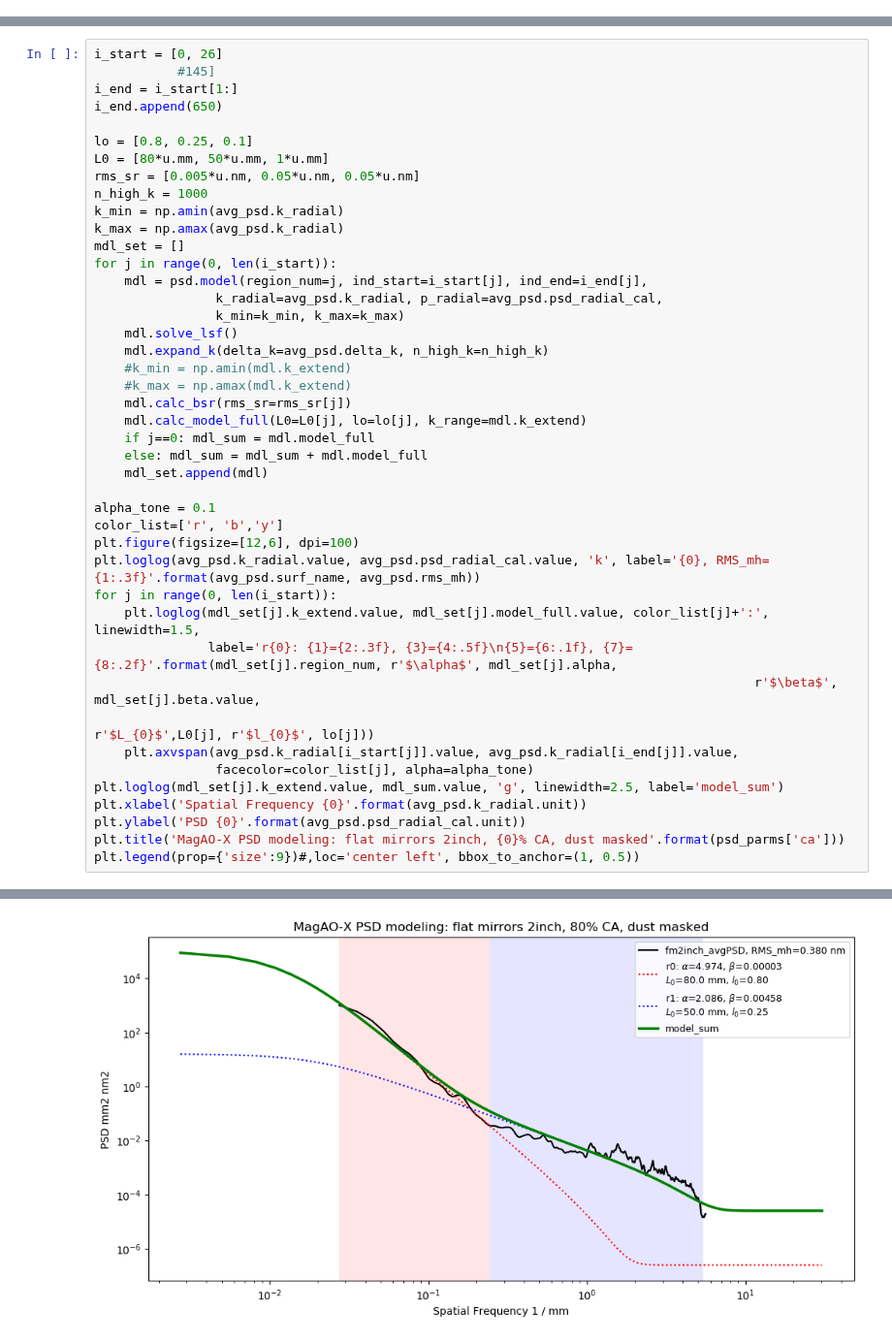
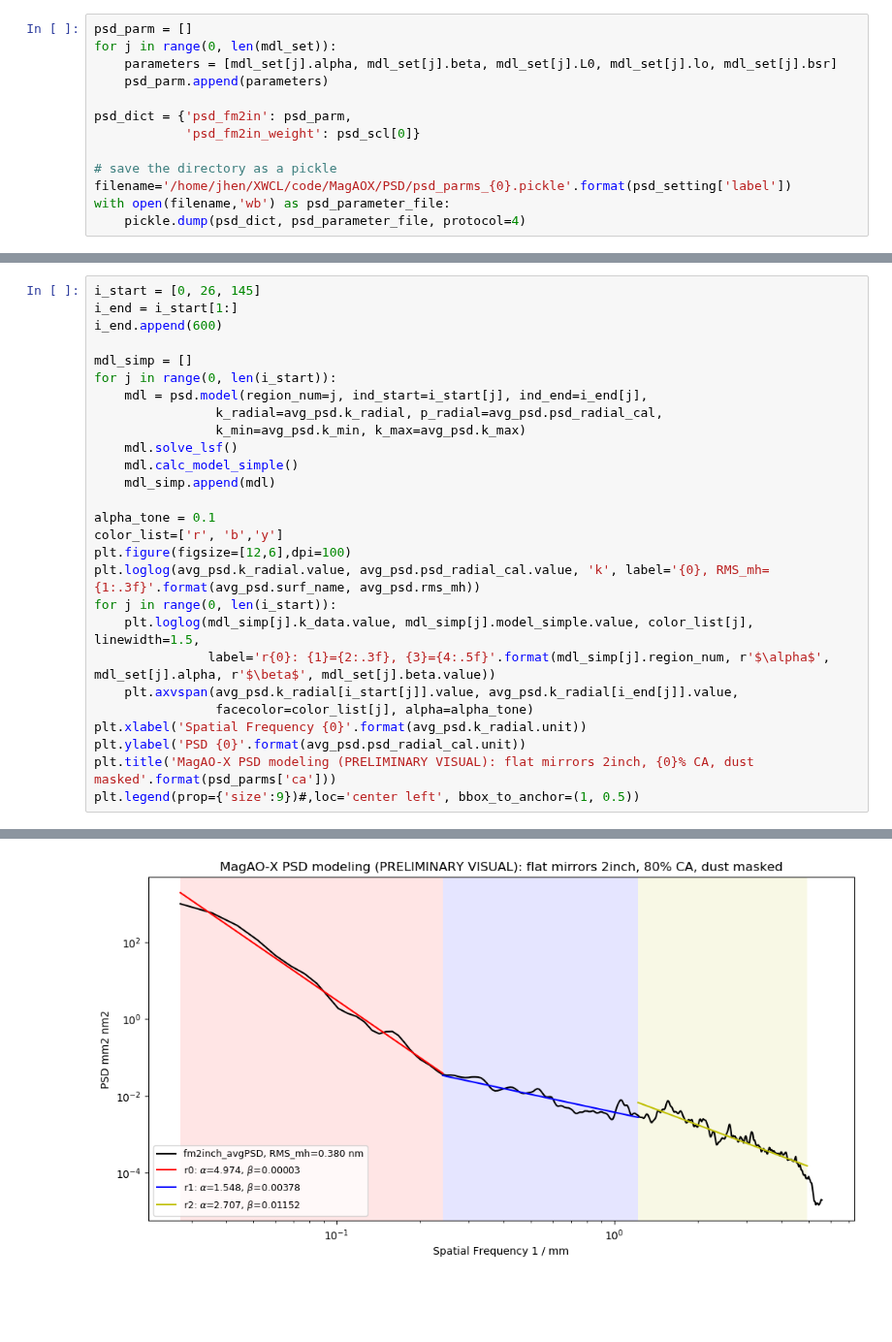
Before and after one commit to magao-x/magaox_poppy, a Jupyter notebook: PSD/PSDmodel_fm_2inch.ipynb, the cells around one changed output, grey strips where cells are left out. Shown at 97% size. Drawn from its saved outputs; the diff is of its cells as text; blank space fills up the shorter version.

Commit message:
init model analysis notebooks

```diff
--- a/PSD/PSDmodel_fm_2inch.ipynb
+++ b/PSD/PSDmodel_fm_2inch.ipynb
@@ -52,0 +99,13 @@ Wall time: 1min 10s
+# %%
+psd_parm = []
+for j in range(0, len(mdl_set)):
+    parameters = [mdl_set[j].alpha, mdl_set[j].beta, mdl_set[j].L0, mdl_set[j].lo, mdl_set[j].bsr]
+    psd_parm.append(parameters)
+
+psd_dict = {'psd_fm2in': psd_parm,
+            'psd_fm2in_weight': psd_scl[0]}
+
+# save the directory as a pickle
+filename='/home/jhen/XWCL/code/MagAOX/PSD/psd_parms_{0}.pickle'.format(psd_setting['label'])
+with open(filename,'wb') as psd_parameter_file:
+    pickle.dump(psd_dict, psd_parameter_file, protocol=4)
@@ -53,46 +147,30 @@ Wall time: 1min 10s
 # %%
-i_start = [0, 26]
-           #145]
+i_start = [0, 26, 145]
 i_end = i_start[1:]
-i_end.append(650)
+i_end.append(600)
 
-lo = [0.8, 0.25, 0.1]
-L0 = [80*u.mm, 50*u.mm, 1*u.mm]
-rms_sr = [0.005*u.nm, 0.05*u.nm, 0.05*u.nm]
-n_high_k = 1000
-k_min = np.amin(avg_psd.k_radial)
-k_max = np.amax(avg_psd.k_radial)
-mdl_set = []
+mdl_simp = []
 for j in range(0, len(i_start)):
     mdl = psd.model(region_num=j, ind_start=i_start[j], ind_end=i_end[j],
                 k_radial=avg_psd.k_radial, p_radial=avg_psd.psd_radial_cal,
-                k_min=k_min, k_max=k_max)
+                k_min=avg_psd.k_min, k_max=avg_psd.k_max)
     mdl.solve_lsf()
-    mdl.expand_k(delta_k=avg_psd.delta_k, n_high_k=n_high_k)
-    #k_min = np.amin(mdl.k_extend)
-    #k_max = np.amax(mdl.k_extend)
-    mdl.calc_bsr(rms_sr=rms_sr[j])
-    mdl.calc_model_full(L0=L0[j], lo=lo[j], k_range=mdl.k_extend)
-    if j==0: mdl_sum = mdl.model_full
-    else: mdl_sum = mdl_sum + mdl.model_full
-    mdl_set.append(mdl)
+    mdl.calc_model_simple()
+    mdl_simp.append(mdl)
 
 alpha_tone = 0.1
 color_list=['r', 'b','y']
-plt.figure(figsize=[12,6], dpi=100)
+plt.figure(figsize=[12,6],dpi=100)
 plt.loglog(avg_psd.k_radial.value, avg_psd.psd_radial_cal.value, 'k', label='{0}, RMS_mh={1:.3f}'.format(avg_psd.surf_name, avg_psd.rms_mh))
 for j in range(0, len(i_start)):
-    plt.loglog(mdl_set[j].k_extend.value, mdl_set[j].model_full.value, color_list[j]+':', linewidth=1.5,
-               label='r{0}: {1}={2:.3f}, {3}={4:.5f}\n{5}={6:.1f}, {7}={8:.2f}'.format(mdl_set[j].region_num, r'$\alpha$', mdl_set[j].alpha,
-                                                                                       r'$\beta$', mdl_set[j].beta.value,
-                                                                                      r'$L_{0}$',L0[j], r'$l_{0}$', lo[j]))
+    plt.loglog(mdl_simp[j].k_data.value, mdl_simp[j].model_simple.value, color_list[j], linewidth=1.5,
+               label='r{0}: {1}={2:.3f}, {3}={4:.5f}'.format(mdl_simp[j].region_num, r'$\alpha$', mdl_set[j].alpha, r'$\beta$', mdl_set[j].beta.value))
     plt.axvspan(avg_psd.k_radial[i_start[j]].value, avg_psd.k_radial[i_end[j]].value,
                 facecolor=color_list[j], alpha=alpha_tone)
-plt.loglog(mdl_set[j].k_extend.value, mdl_sum.value, 'g', linewidth=2.5, label='model_sum')
 plt.xlabel('Spatial Frequency {0}'.format(avg_psd.k_radial.unit))
 plt.ylabel('PSD {0}'.format(avg_psd.psd_radial_cal.unit))
-plt.title('MagAO-X PSD modeling: flat mirrors 2inch, {0}% CA, dust masked'.format(psd_parms['ca']))
+plt.title('MagAO-X PSD modeling (PRELIMINARY VISUAL): flat mirrors 2inch, {0}% CA, dust masked'.format(psd_parms['ca']))
 plt.legend(prop={'size':9})#,loc='center left', bbox_to_anchor=(1, 0.5))
 # %% [output]
 <matplotlib.legend.Legend at 0x...>
-[figure, old version]
+[figure, new version]
```
Also changed, not shown: parts of 7 cells of this notebook, 2 other files.
